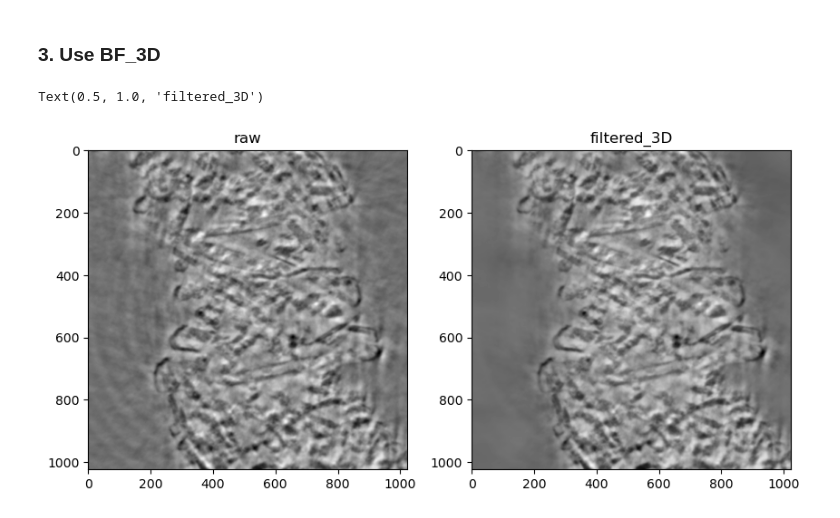
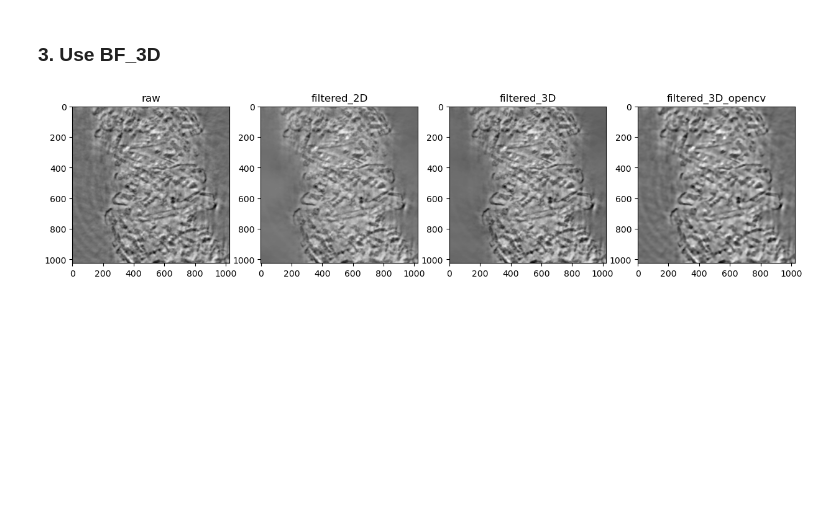
Before and after one commit to mikhail-qwerty/CT-bilateral-filtering, a Jupyter notebook: BF_stest.ipynb, the cells around one changed output. Cells and saved outputs as stored; diff of their text form; code cells hidden in the pictures; blank space fills up the shorter version.

Commit message:
update opencv filter and add comparison

```diff
--- a/BF_stest.ipynb
+++ b/BF_stest.ipynb
@@ -28,17 +25,18 @@ sigmarange = 9.29e-4
 # %% [markdown]
 ### 3. Use BF_3D
 # %%
-fr = bilateral_numpy_fast_3D(f, 40, sigmarange, samplespatial=None, samplerange=None)
+d = 15 # for openCV implementation
+sigmaspatial = 50
+
+fr_2d = bilateral_numpy_fast(f[0], sigmaspatial, sigmarange, samplespatial=None, samplerange=None)
+fr_3d = bilateral_numpy_fast_3D(f, sigmaspatial, sigmarange, samplespatial=None, samplerange=None)
+fr_opencv = bilateral_filter_multiproc(f, d, sigmarange, 50, processes = 4, nchunks = 4)
 # %%
-plt.figure(figsize=(10,7))
+fig, axs = plt.subplots(1, 4, figsize=(15,7))
 
-plt.subplot(1,2,1)
-plt.imshow(f[0], cmap = 'gray')
-plt.title('raw')
-
-plt.subplot(1,2,2)
-plt.imshow(fr[0], cmap = 'gray')
-plt.title('filtered_3D')
+for i, (img, title) in enumerate(zip([f[0], fr_2d, fr_3d[0], fr_opencv[0]],
+                                     ['raw', 'filtered_2D', 'filtered_3D', 'filtered_3D_opencv'])):
+    axs[i].imshow(img, cmap='gray')
+    axs[i].set_title(title)
 # %% [output]
-Text(0.5, 1.0, 'filtered_3D')
-[figure, old version]
+[figure, new version]
```
Also changed, not shown: parts of 4 cells of this notebook, 1 other file.
